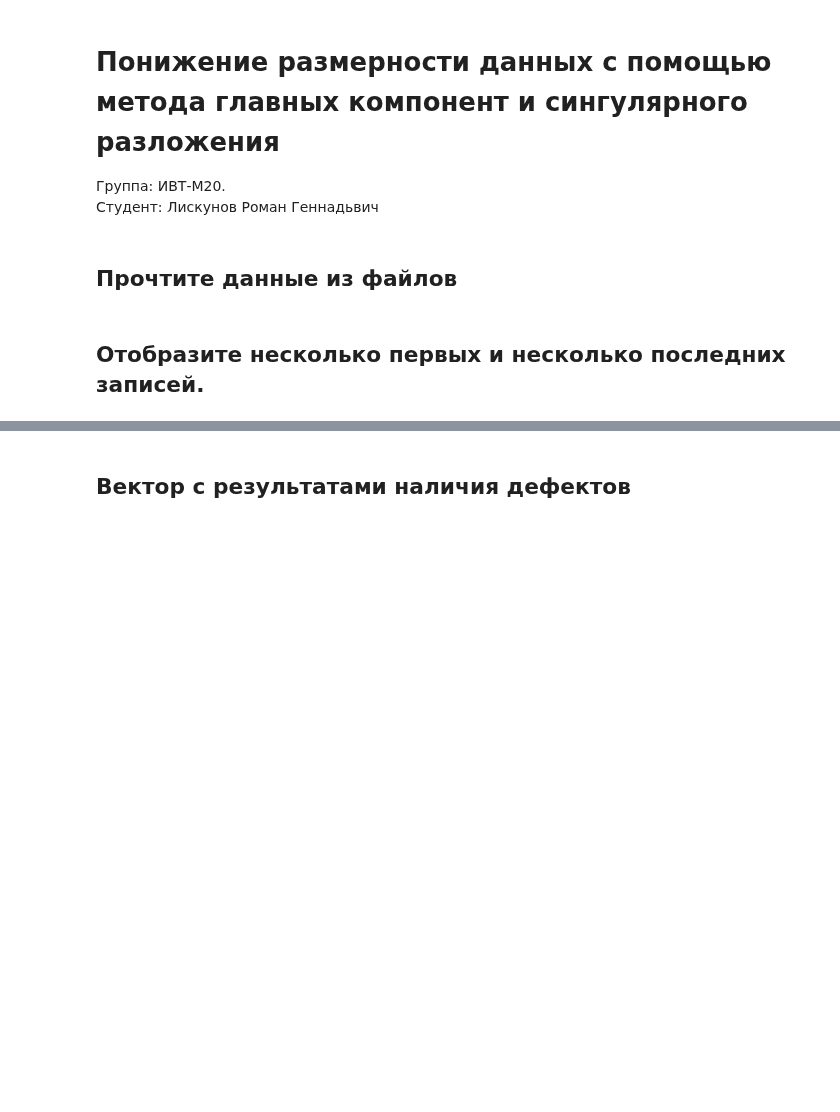
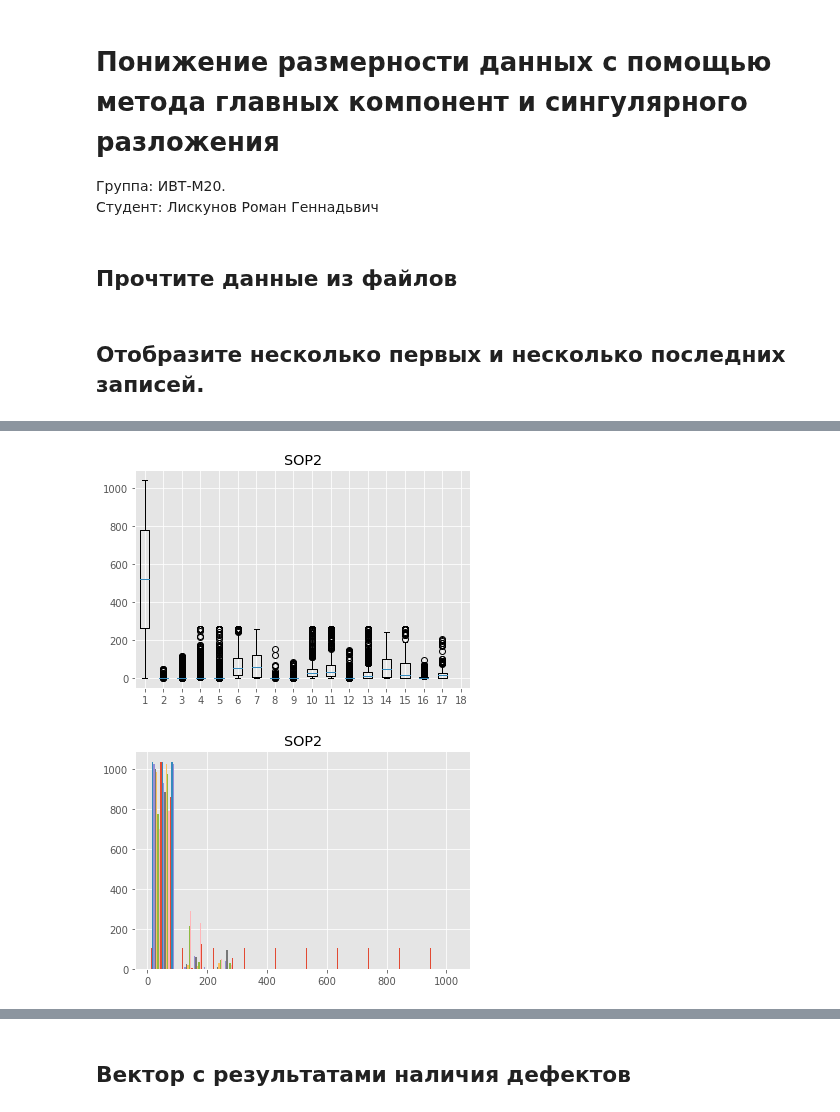
Before and after one commit to Teosof/mlearning, a Jupyter notebook: lab6/Liskunov_Roman_lab6.ipynb, the cells around one changed output, grey strips where cells are left out. Saved outputs shown, nothing was run; the diff lists cells and outputs as text; code cells hidden in the pictures; blank space fills up the shorter version.

```diff
--- a/lab6/Liskunov_Roman_lab6.ipynb
+++ b/lab6/Liskunov_Roman_lab6.ipynb
@@ -136,3 +235,7 @@ box(sop1);
 # %%
-box(sop2);
+box(sop2)
+hist(sop2);
+# %% [output]
+[figure, added]
+[figure, added]
 # %%
```
Also changed, not shown: parts of 35 cells of this notebook.
